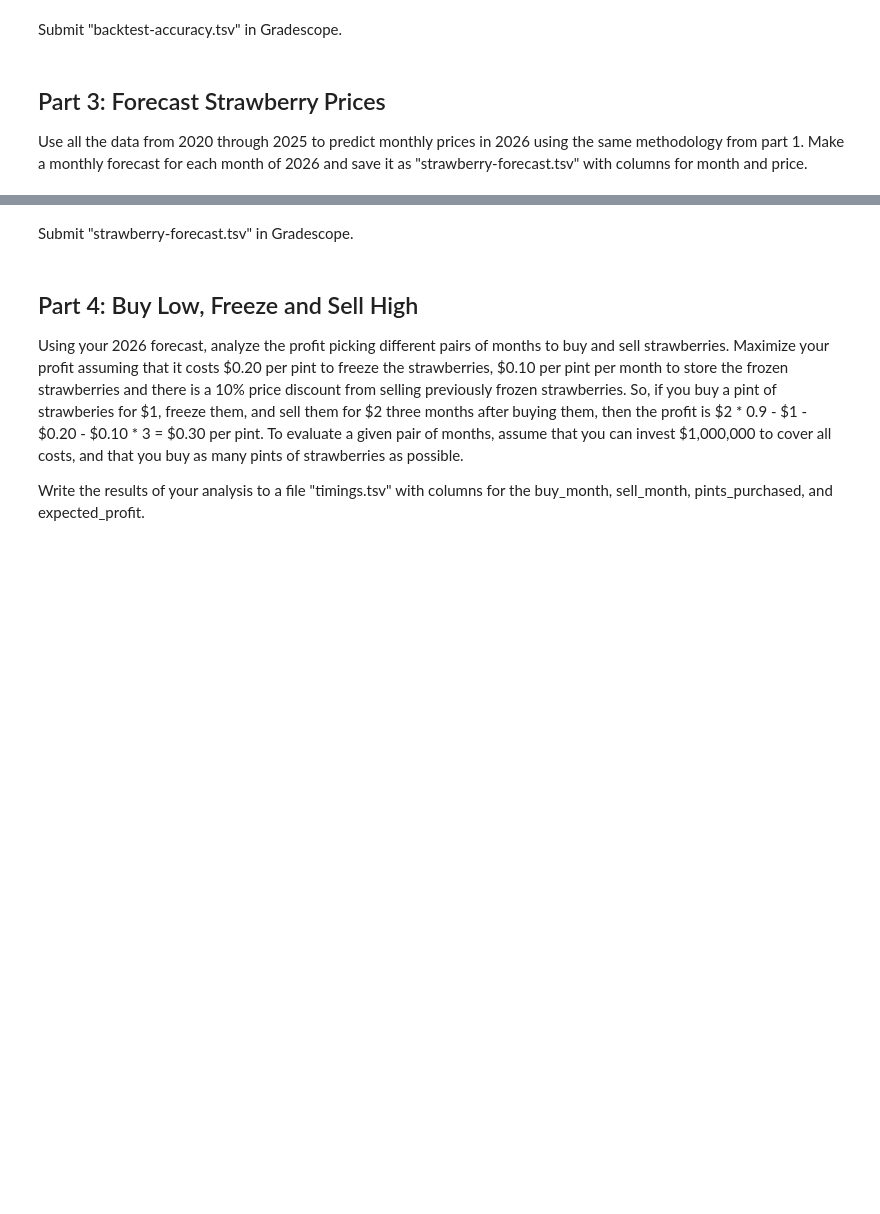
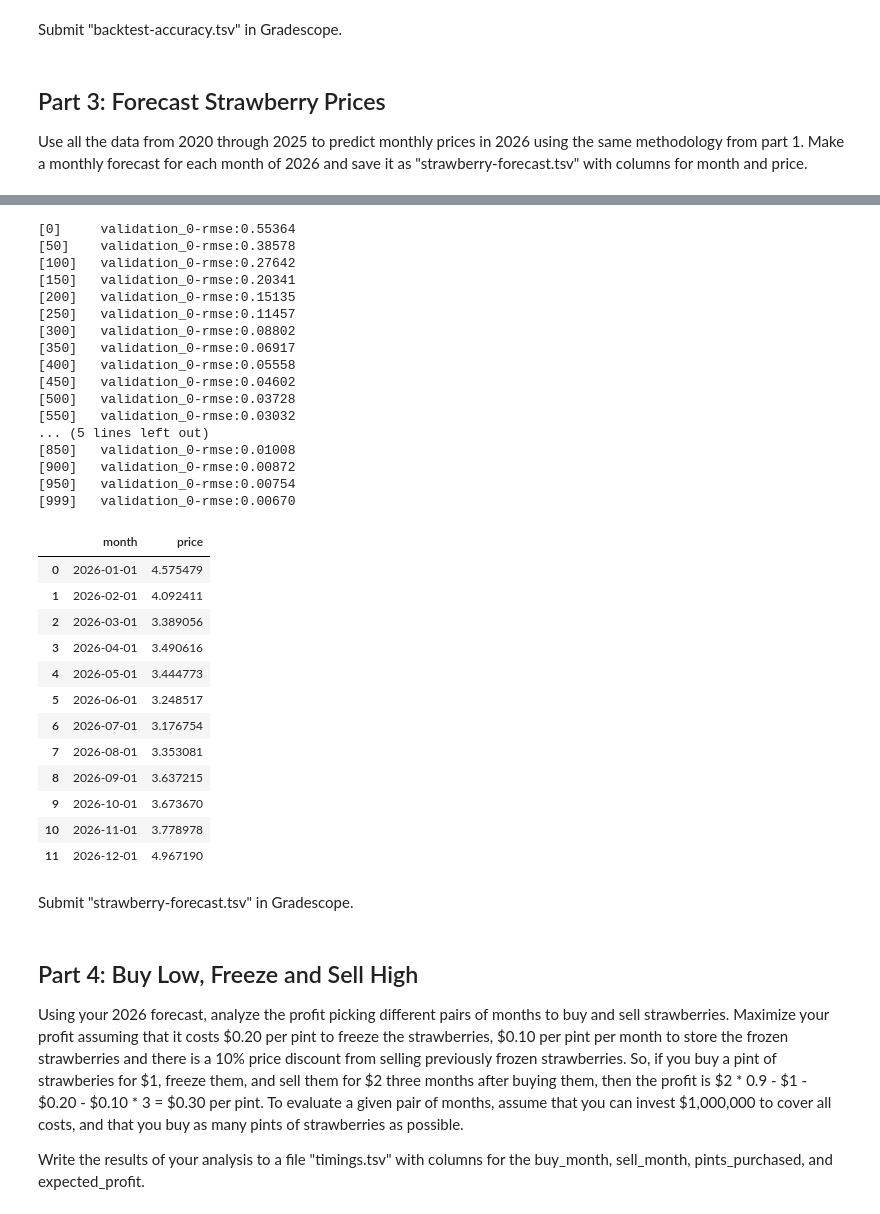
Before and after one commit to aidandig/dx704-project-02, a Jupyter notebook: dx704-project-02.ipynb, the cells around one changed output, grey strips where cells are left out. Drawn from its saved outputs; the diff is of its cells as text; code cells hidden in the pictures; blank space fills up the shorter version.

Commit message:
2026 forecast

```diff
--- a/dx704-project-02.ipynb
+++ b/dx704-project-02.ipynb
@@ -288,0 +283,12 @@ Ellipsis
+# %%
+train = df_final.copy()
+train['month'] = pd.to_datetime(train['month'])
+train = train.loc[(train['month'].dt.year >= 2020) & (train['month'].dt.year <= 2024)]
+
+test = df_final.copy()
+test['month'] = pd.to_datetime(test['month'])
+test = test[test['month'].dt.year == 2025]
+
+
+df_train = pd.concat([train, test])
+df_train
@@ -288,0 +309,63 @@ Ellipsis
+# %%
+train = create_features(df_train)
+
+FEATURES = ['day_of_week', 'quarter', 'month', 'day_of_year', 'year']
+TARGET = 'price'
+
+X_train = train[FEATURES]
+y_train = train[TARGET]
+
+reg = xgb.XGBRegressor(n_estimators=1000, learning_rate=0.01, random_state=seed)
+reg.fit(X_train, y_train,
+        eval_set=[(X_train, y_train)],
+        verbose=50)
+
+forecast_dates = pd.date_range(start='2026-01-01', end='2026-12-01', freq='MS')
+
+df_forecast = pd.DataFrame()
+df_forecast['month'] = forecast_dates
+df_forecast['price'] = np.nan
+
+
+extended_df = pd.concat([train[['price']], df_forecast])
+extended_df = create_features(extended_df)
+
+X_forecast = extended_df.loc[forecast_dates, FEATURES]
+
+extended_df.loc[forecast_dates, TARGET] = reg.predict(X_forecast)
+
+forecast = extended_df.loc[forecast_dates, TARGET]
+forecast = forecast.reset_index()
+forecast.columns = ['month', 'price']
+forecast
+# %% [output]
+[0]     validation_0-rmse:0.55364
+[50]    validation_0-rmse:0.38578
+[100]   validation_0-rmse:0.27642
+[150]   validation_0-rmse:0.20341
+[200]   validation_0-rmse:0.15135
+[250]   validation_0-rmse:0.11457
+[300]   validation_0-rmse:0.08802
+[350]   validation_0-rmse:0.06917
+[400]   validation_0-rmse:0.05558
+[450]   validation_0-rmse:0.04602
+[500]   validation_0-rmse:0.03728
+[550]   validation_0-rmse:0.03032
+... (5 lines left out)
+[850]   validation_0-rmse:0.01008
+[900]   validation_0-rmse:0.00872
+[950]   validation_0-rmse:0.00754
+[999]   validation_0-rmse:0.00670
+|  | month | price |
+| 0 | 2026-01-01 | 4.575479 |
+| 1 | 2026-02-01 | 4.092411 |
+| 2 | 2026-03-01 | 3.389056 |
+| 3 | 2026-04-01 | 3.490616 |
+| 4 | 2026-05-01 | 3.444773 |
+| 5 | 2026-06-01 | 3.248517 |
+| 6 | 2026-07-01 | 3.176754 |
+| 7 | 2026-08-01 | 3.353081 |
+| 8 | 2026-09-01 | 3.637215 |
+| 9 | 2026-10-01 | 3.673670 |
+| 10 | 2026-11-01 | 3.778978 |
+| 11 | 2026-12-01 | 4.967190 |
```
Also changed, not shown: parts of 3 cells of this notebook, 1 other file.
